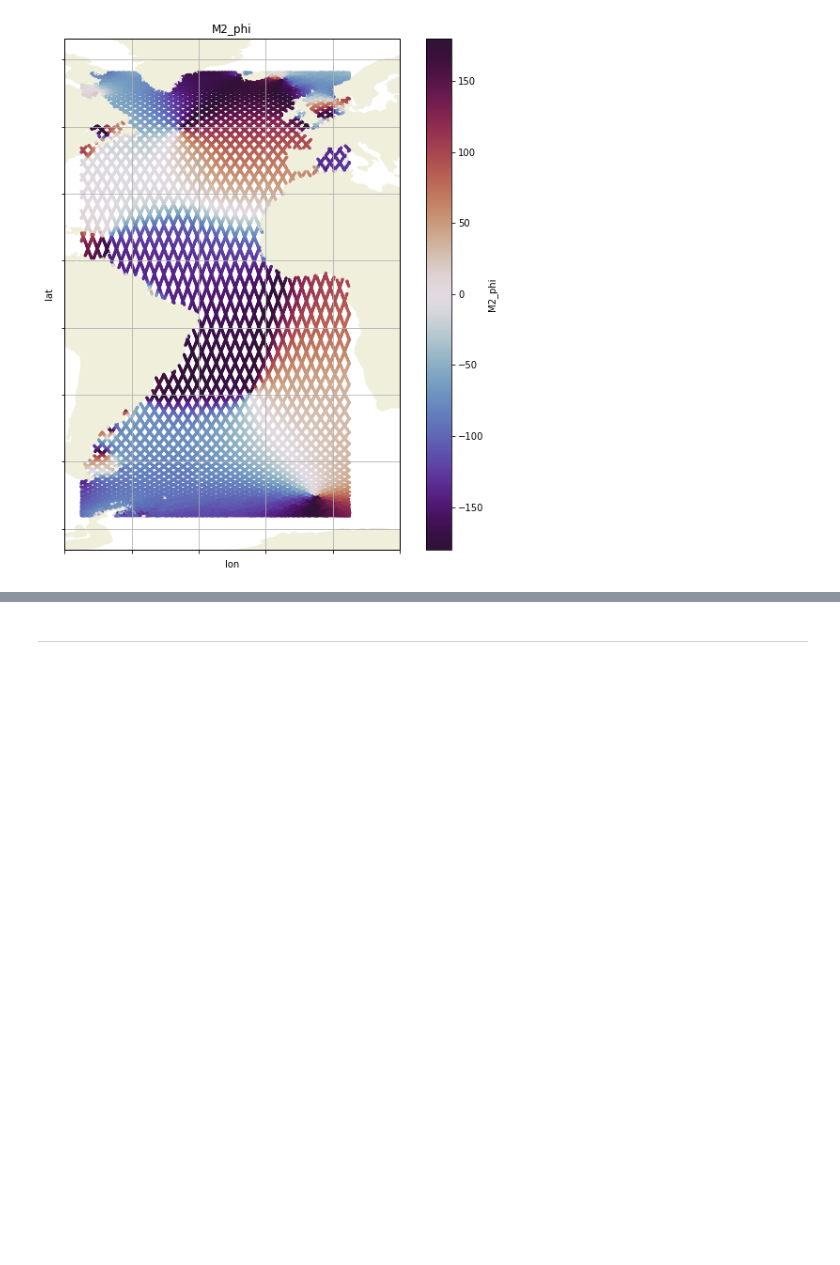
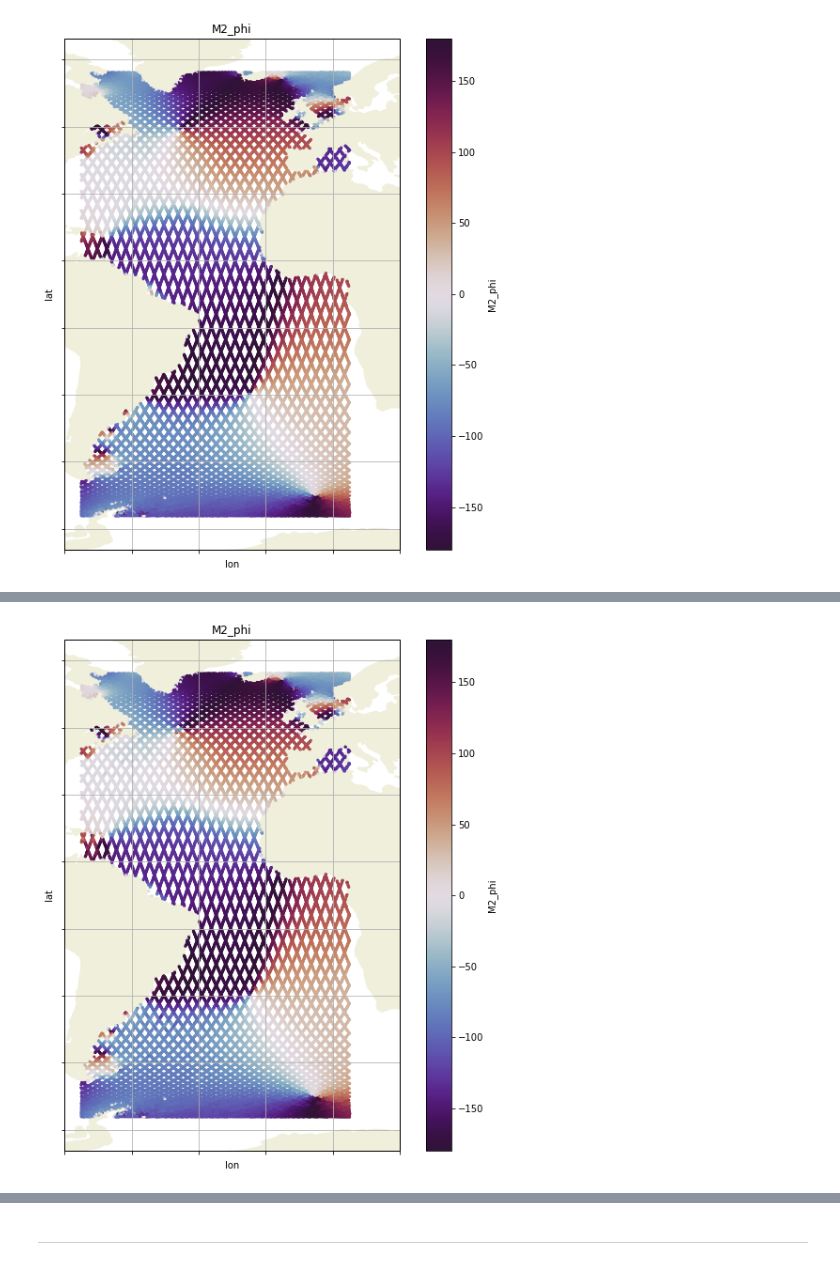
Before and after one commit to apatlpo/itide_ops, a Jupyter notebook: tipe_2019/altimetry.ipynb, the cells around one changed output, grey strips where cells are left out. Cells and saved outputs as stored; diff of their text form; code cells hidden in the pictures; blank space fills up the shorter version.

```diff
--- a/tipe_2019/altimetry.ipynb
+++ b/tipe_2019/altimetry.ipynb
@@ -254,0 +333,4 @@ tp.plot_h3(df_har, 'M2_phi', colormap='twilight_shifted')
+# %%
+tp.plot_h3(df_har_3, 'M2_phi', colormap='twilight_shifted')
+# %% [output]
+[figure, added]
```
Also changed, not shown: parts of 22 cells of this notebook, 1 other file.
